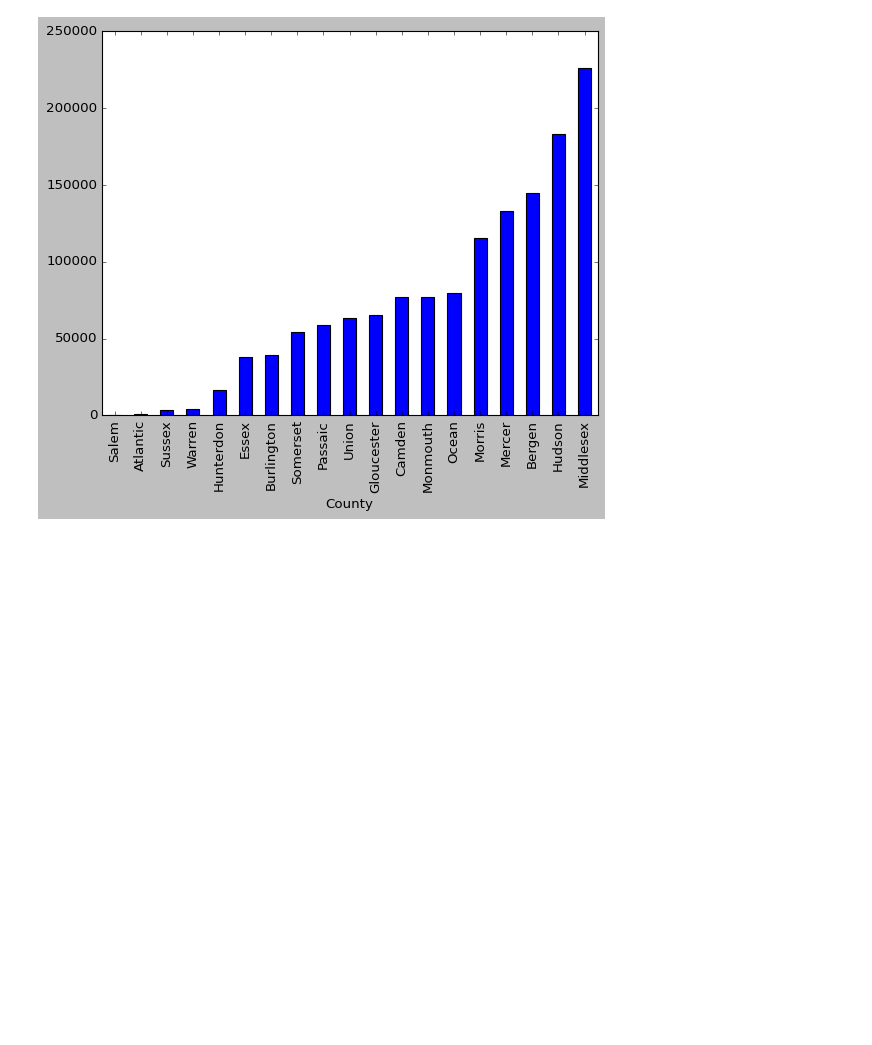
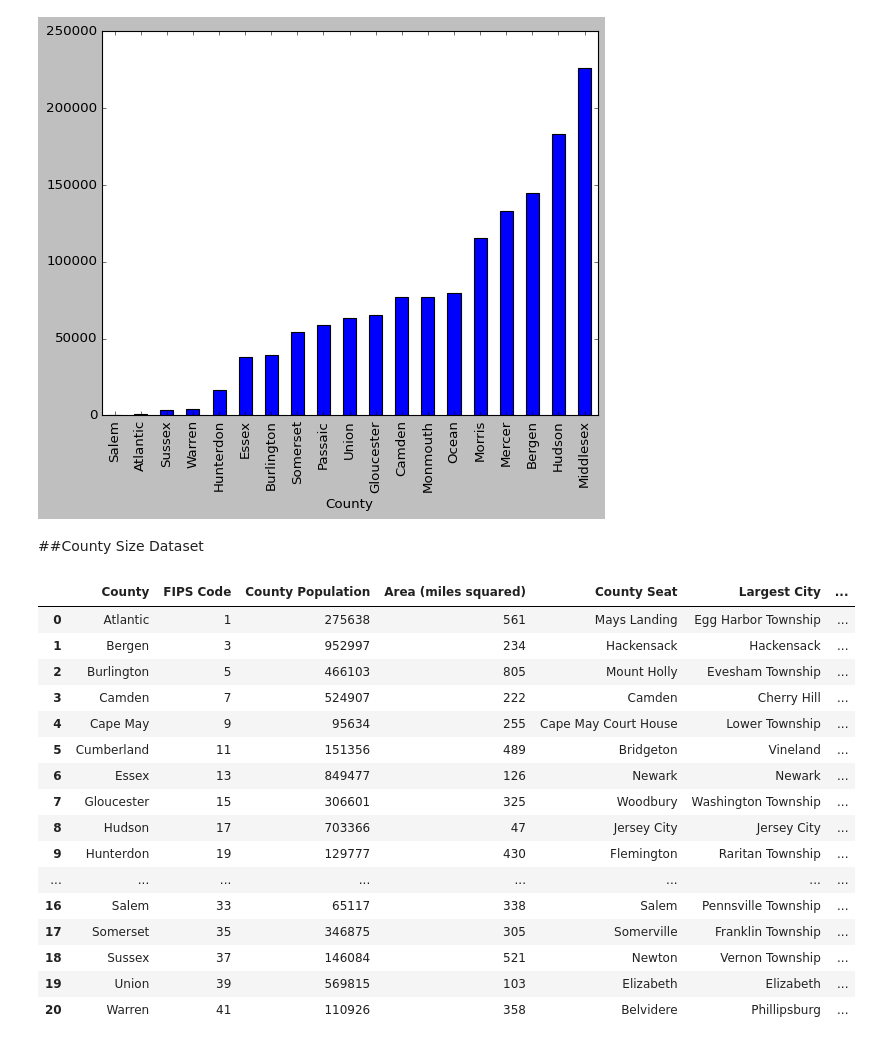
Before and after one commit to BrianKEverett/County-Line, a Jupyter notebook: Dissertation_Everett.ipynb, the cells around one changed output. Cells and saved outputs as stored; diff of their text form; code cells hidden in the pictures; blank space fills up the shorter version.

```diff
--- a/Dissertation_Everett.ipynb
+++ b/Dissertation_Everett.ipynb
@@ -345,3 +350,25 @@ Interesting results which can be relevant to dissertation study because the top
 ax=tony['Jobs'].plot(kind="bar")
 # %% [output]
 [figure]
+# %% [markdown]
+##County Size Dataset
+# %%
+countysize
+# %% [output]
+|  | County | FIPS Code | County Population | Area (miles squared) | County Seat | Largest City | ... |
+| 0 | Atlantic | 1 | 275638 | 561 | Mays Landing | Egg Harbor Township | ... |
+| 1 | Bergen | 3 | 952997 | 234 | Hackensack | Hackensack | ... |
+| 2 | Burlington | 5 | 466103 | 805 | Mount Holly | Evesham Township | ... |
+| 3 | Camden | 7 | 524907 | 222 | Camden | Cherry Hill | ... |
+| 4 | Cape May | 9 | 95634 | 255 | Cape May Court House | Lower Township | ... |
+| 5 | Cumberland | 11 | 151356 | 489 | Bridgeton | Vineland | ... |
+| 6 | Essex | 13 | 849477 | 126 | Newark | Newark | ... |
+| 7 | Gloucester | 15 | 306601 | 325 | Woodbury | Washington Township | ... |
+| 8 | Hudson | 17 | 703366 | 47 | Jersey City | Jersey City | ... |
+| 9 | Hunterdon | 19 | 129777 | 430 | Flemington | Raritan Township | ... |
+| ... | ... | ... | ... | ... | ... | ... | ... |
+| 16 | Salem | 33 | 65117 | 338 | Salem | Pennsville Township | ... |
+| 17 | Somerset | 35 | 346875 | 305 | Somerville | Franklin Township | ... |
+| 18 | Sussex | 37 | 146084 | 521 | Newton | Vernon Township | ... |
+| 19 | Union | 39 | 569815 | 103 | Elizabeth | Elizabeth | ... |
+| 20 | Warren | 41 | 110926 | 358 | Belvidere | Phillipsburg | ... |
```
Also changed, not shown: parts of 9 cells of this notebook.
